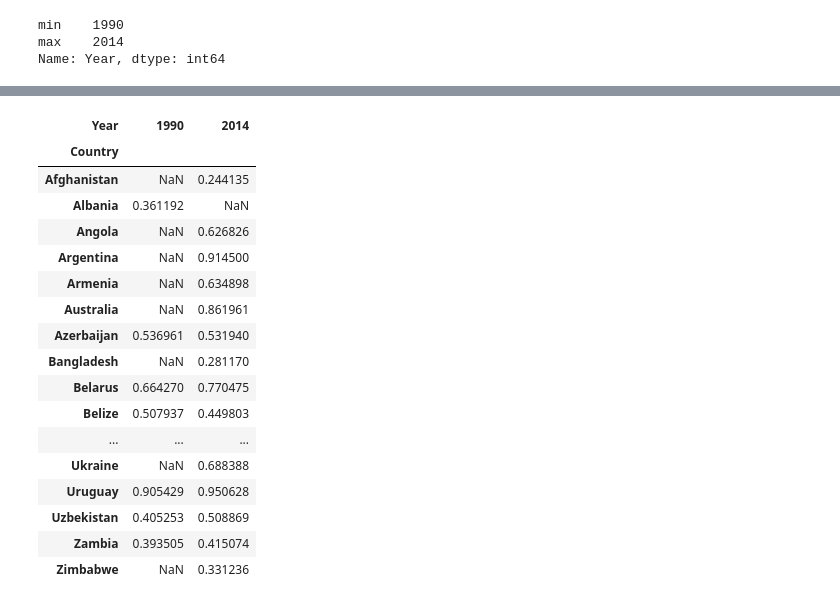
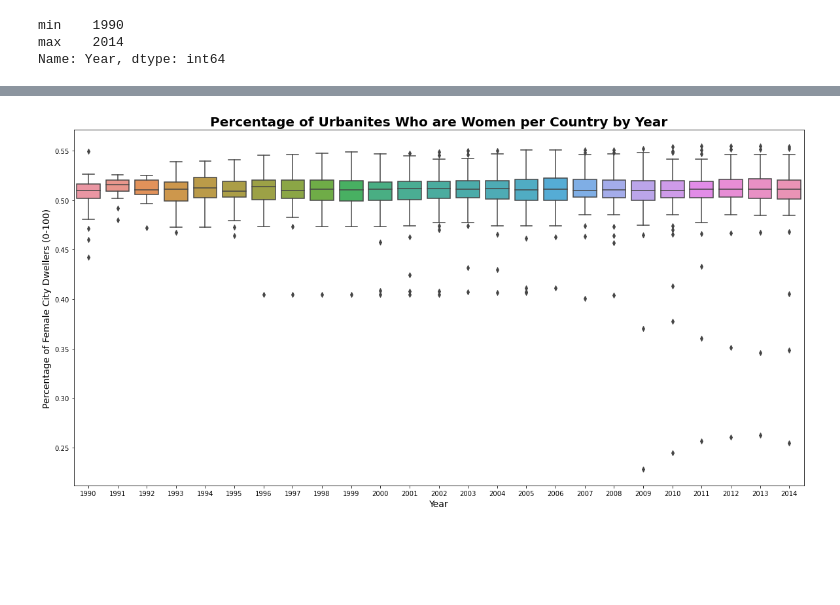
Before and after one commit to nss-data-science-cohort-4/dq1-undata-vai2fc, a Jupyter notebook: notebooks/UN_Data_Exploration.ipynb, the cells around one changed output, grey strips where cells are left out. Drawn from its saved outputs; the diff is of its cells as text; code cells hidden in the pictures; blank space fills up the shorter version.

```diff
--- a/notebooks/UN_Data_Exploration.ipynb
+++ b/notebooks/UN_Data_Exploration.ipynb
@@ -1082,22 +1129,11 @@ plt.title('Percentage of Urbanites per Country by Year', fontsize = fontsize_tit
-# %%
-pop_pivoted = gdp_internet_pop[(gdp_internet_pop['Year'] == 1990) | (gdp_internet_pop['Year'] == 2014)].pivot_table(values = 'urban_pct', index = 'Country', columns = 'Year')
-pop_pivoted
-# %% [output]
-| Year | 1990 | 2014 |
-| Country |  |  |
-| Afghanistan | NaN | 0.244135 |
-| Albania | 0.361192 | NaN |
-| Angola | NaN | 0.626826 |
-| Argentina | NaN | 0.914500 |
-| Armenia | NaN | 0.634898 |
-| Australia | NaN | 0.861961 |
-| Azerbaijan | 0.536961 | 0.531940 |
-| Bangladesh | NaN | 0.281170 |
-| Belarus | 0.664270 | 0.770475 |
-| Belize | 0.507937 | 0.449803 |
-| ... | ... | ... |
-| Ukraine | NaN | 0.688388 |
-| Uruguay | 0.905429 | 0.950628 |
-| Uzbekistan | 0.405253 | 0.508869 |
-| Zambia | 0.393505 | 0.415074 |
-| Zimbabwe | NaN | 0.331236 |
+# %%
+# Does the % of women in urban centers change over time?
+plt.figure(figsize = figsize_gen)
+sns.boxplot(x = 'Year',
+            y = 'urban_f_pct',
+            data = gdp_internet_pop)
+plt.xlabel('Year', fontsize = fontsize_label)
+plt.ylabel('Percentage of Female City Dwellers (0-100)', fontsize = fontsize_label)
+plt.title('Percentage of Urbanites Who are Women per Country by Year', fontsize = fontsize_title, fontweight = fontweight_title);
+# %% [output]
+[figure, added]
```
Also changed, not shown: parts of 20 cells of this notebook.
